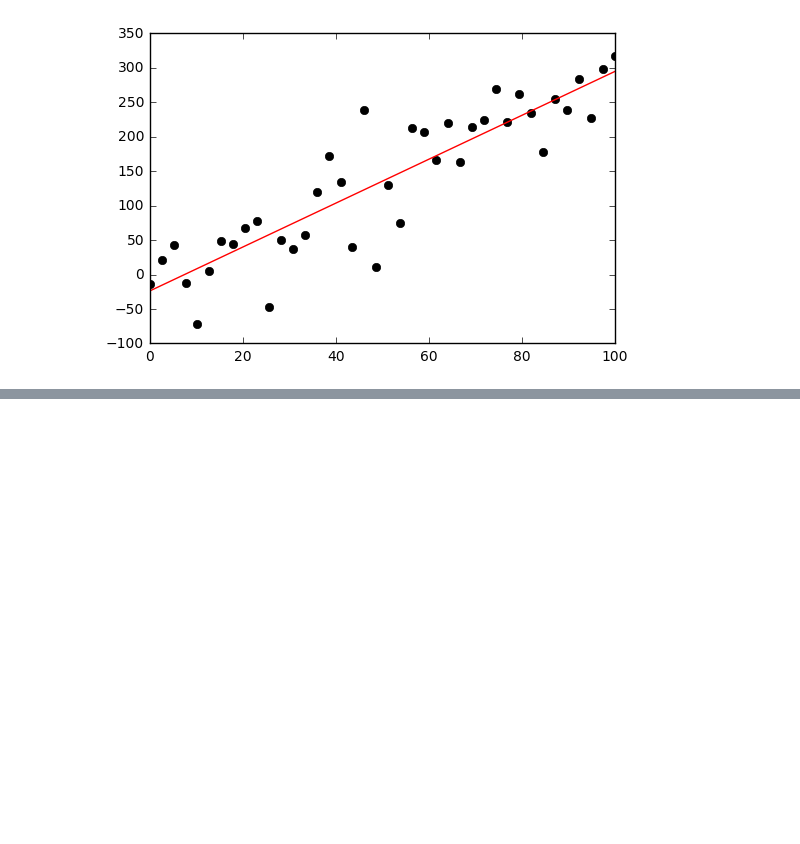
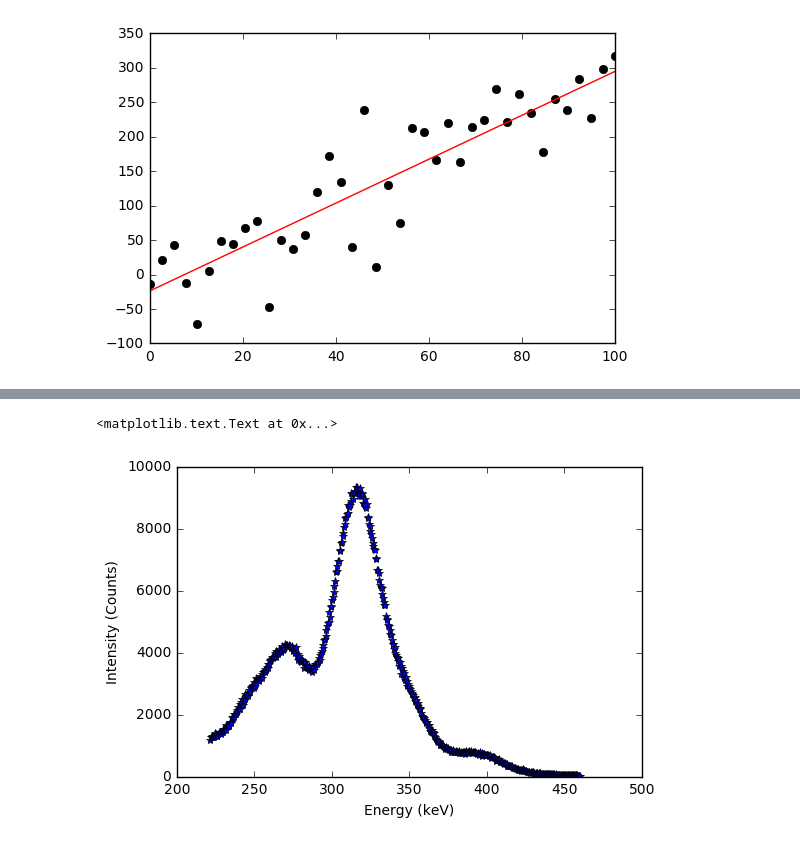
Before and after one commit to astroumd/GradMap, a Jupyter notebook: notebooks/Lectures2017/Lecture3/Lecture 3 - Answer Key.ipynb, the cells around one changed output, grey strips where cells are left out. Saved outputs shown, nothing was run; the diff lists cells and outputs as text; code cells hidden in the pictures; blank space fills up the shorter version.

```diff
--- a/notebooks/Lectures2017/Lecture3/Lecture 3 - Answer Key.ipynb
+++ b/notebooks/Lectures2017/Lecture3/Lecture 3 - Answer Key.ipynb
@@ -208,0 +217,20 @@ When you're done, you should have a plot like this:
+# %%
+#Open up data file, 'Ba133Peaks'. You will need columns 1 and 2
+#which contain energy and intensity respectively. Go ahead
+#and plot intensity vs energy. Don't forget some labels!
+#And try to plot it as points, not lines
+
+#Energy in units keV or (kilo-electron volts)
+#Intensity is measured in counts recorded at the detector (just use counts as your units)
+
+data=np.loadtxt('Ba133Peaks.txt')
+Energy=data[:,0] #1nd column
+Intensity=data[:,1] #2rd column
+
+figure()
+plot(Energy,Intensity,'*')
+xlabel('Energy (keV)')
+ylabel('Intensity (Counts)')
+# %% [output]
+<matplotlib.text.Text at 0x...>
+[figure, added]
```
Also changed, not shown: parts of 11 cells of this notebook, 3 other files.
